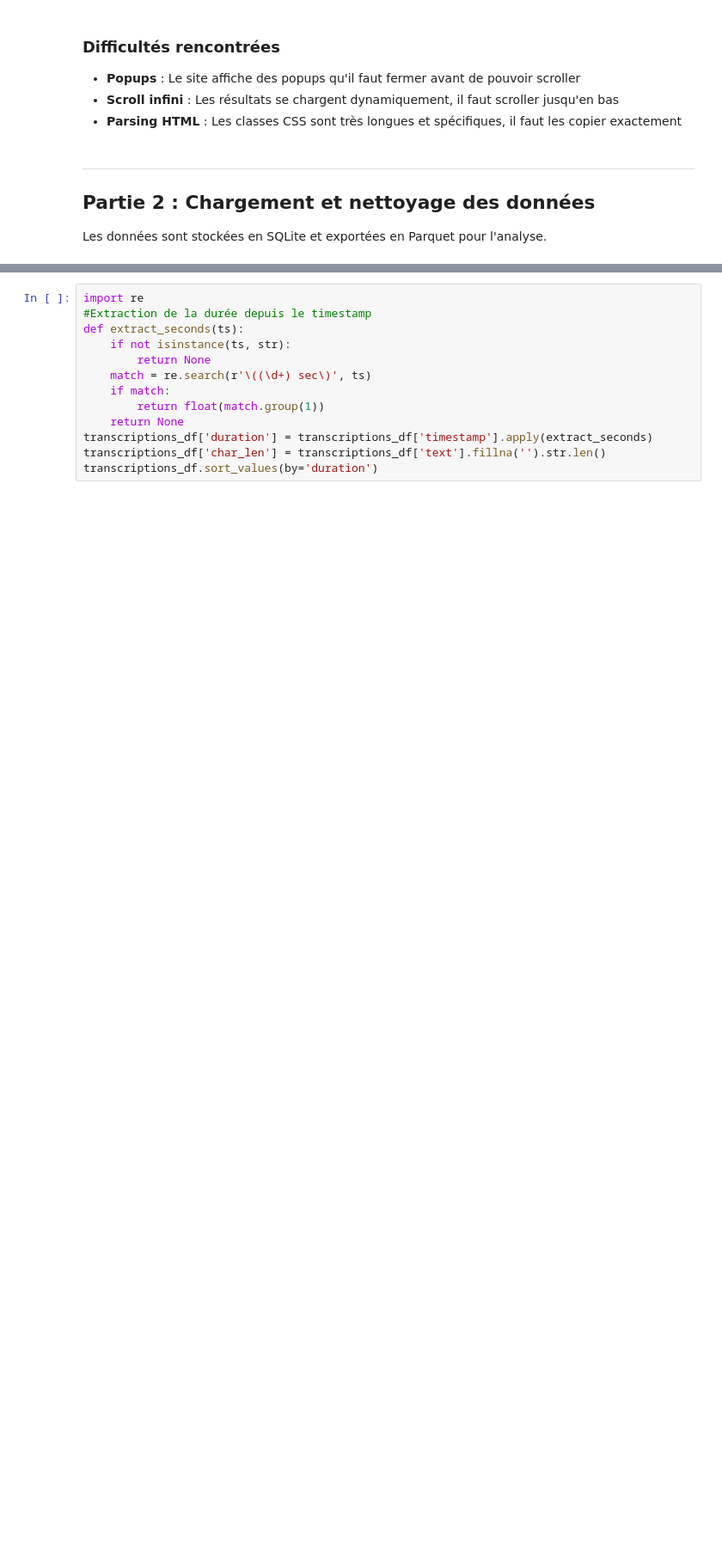
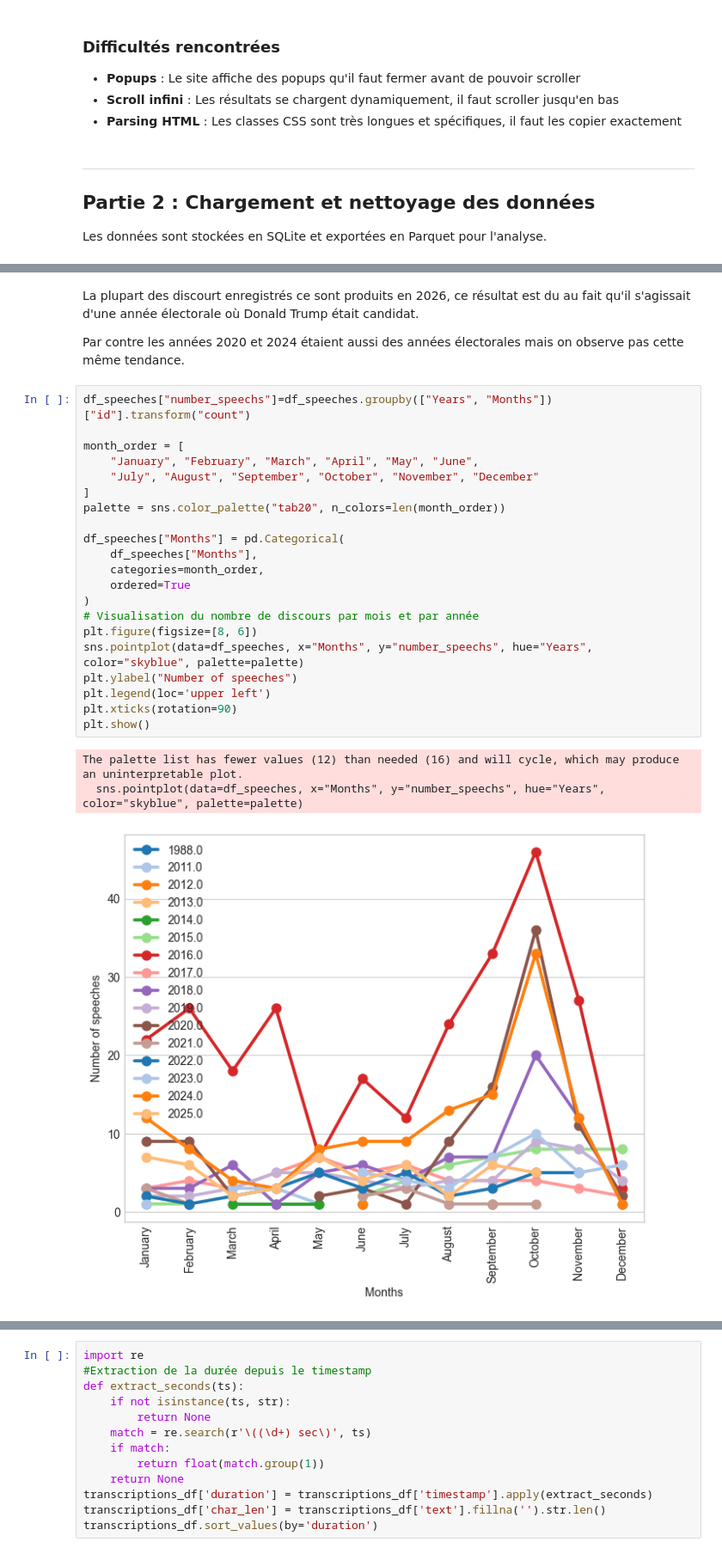
Before and after one commit to NgrimaldiN/Getting-in-Trump-s-Head, a Jupyter notebook: _RENDU FINAL/Final_Notebook.ipynb, the cells around one changed output, grey strips where cells are left out. Shown at 86% size. Drawn from its saved outputs; the diff is of its cells as text; blank space fills up the shorter version.

```diff
--- a/_RENDU FINAL/Final_Notebook.ipynb
+++ b/_RENDU FINAL/Final_Notebook.ipynb
@@ -168,0 +205,29 @@ Nombre de segments de transcription : 121034
+# %% [markdown]
+La plupart des discourt enregistrés ce sont produits en 2026, ce résultat est du au fait qu'il s'agissait d'une année électorale où Donald Trump était candidat.
+
+Par contre les années 2020 et 2024 étaient aussi des années électorales mais on observe pas cette même tendance.
+# %%
+df_speeches["number_speechs"]=df_speeches.groupby(["Years", "Months"])["id"].transform("count")
+
+month_order = [
+    "January", "February", "March", "April", "May", "June",
+    "July", "August", "September", "October", "November", "December"
+]
+palette = sns.color_palette("tab20", n_colors=len(month_order))
+
+df_speeches["Months"] = pd.Categorical(
+    df_speeches["Months"],
+    categories=month_order,
+    ordered=True
+)
+# Visualisation du nombre de discours par mois et par année
+plt.figure(figsize=[8, 6])
+sns.pointplot(data=df_speeches, x="Months", y="number_speechs", hue="Years", color="skyblue", palette=palette)
+plt.ylabel("Number of speeches")
+plt.legend(loc='upper left')
+plt.xticks(rotation=90)
+plt.show()
+# %% [output]
+The palette list has fewer values (12) than needed (16) and will cycle, which may produce an uninterpretable plot.
+  sns.pointplot(data=df_speeches, x="Months", y="number_speechs", hue="Years", color="skyblue", palette=palette)
+[figure, added]
```
Also changed, not shown: parts of 21 cells of this notebook, 1 other file.
